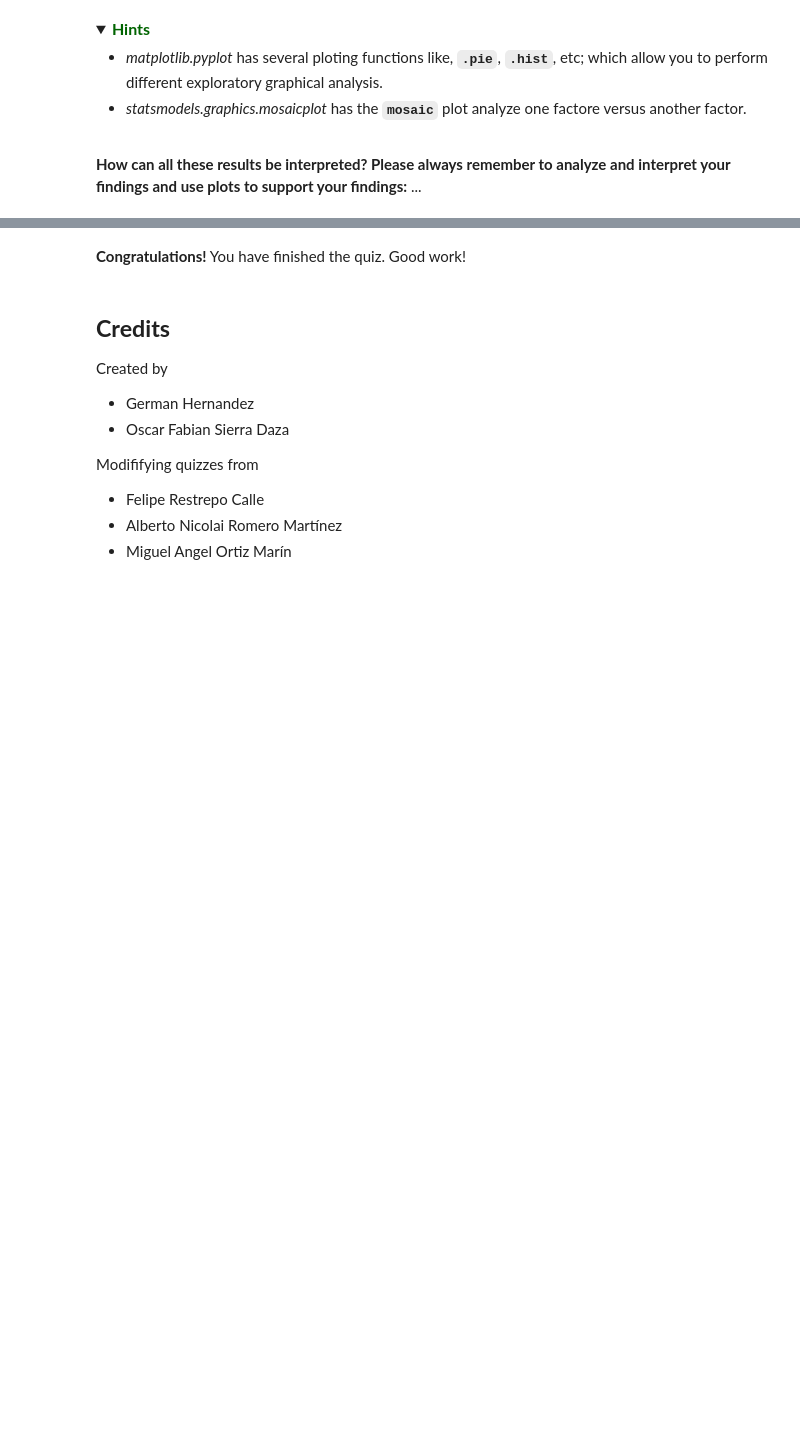
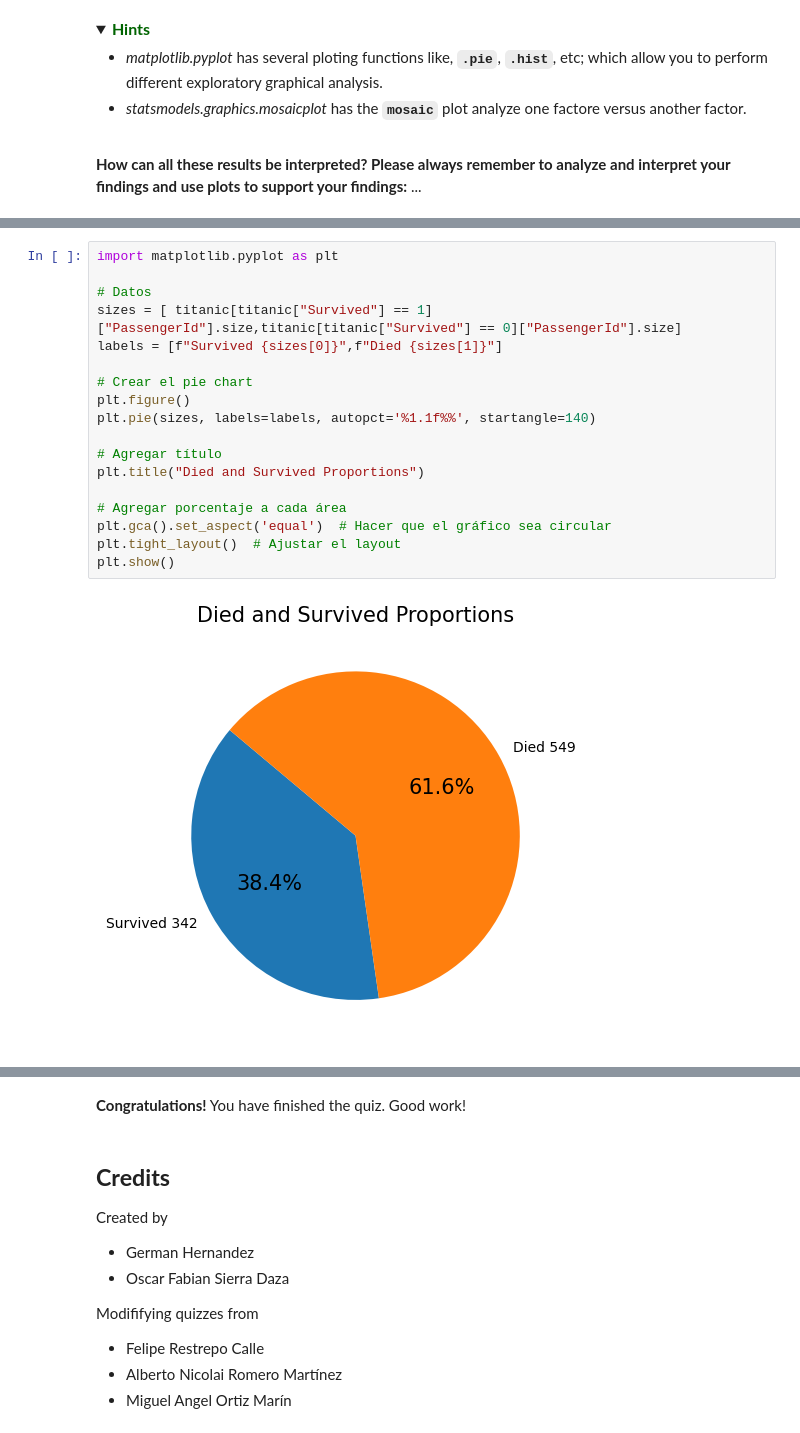
Before and after one commit to 10scar/AlgorithmsUN2024I, a Jupyter notebook: Quiz2/osgutierrezp_Quiz2.ipynb, the cells around one changed output, grey strips where cells are left out. Drawn from its saved outputs; the diff is of its cells as text; folded sections open; blank space fills up the shorter version.

```diff
--- a/Quiz2/osgutierrezp_Quiz2.ipynb
+++ b/Quiz2/osgutierrezp_Quiz2.ipynb
@@ -692,0 +689,20 @@ The output of the above cell should be:
+# %%
+import matplotlib.pyplot as plt
+
+# Datos
+sizes = [ titanic[titanic["Survived"] == 1]["PassengerId"].size,titanic[titanic["Survived"] == 0]["PassengerId"].size]
+labels = [f"Survived {sizes[0]}",f"Died {sizes[1]}"]
+
+# Crear el pie chart
+plt.figure()
+plt.pie(sizes, labels=labels, autopct='%1.1f%%', startangle=140)
+
+# Agregar título
+plt.title("Died and Survived Proportions")
+
+# Agregar porcentaje a cada área
+plt.gca().set_aspect('equal')  # Hacer que el gráfico sea circular
+plt.tight_layout()  # Ajustar el layout
+plt.show()
+# %% [output]
+[figure, added]
```
Also changed, not shown: parts of 15 cells of this notebook.
